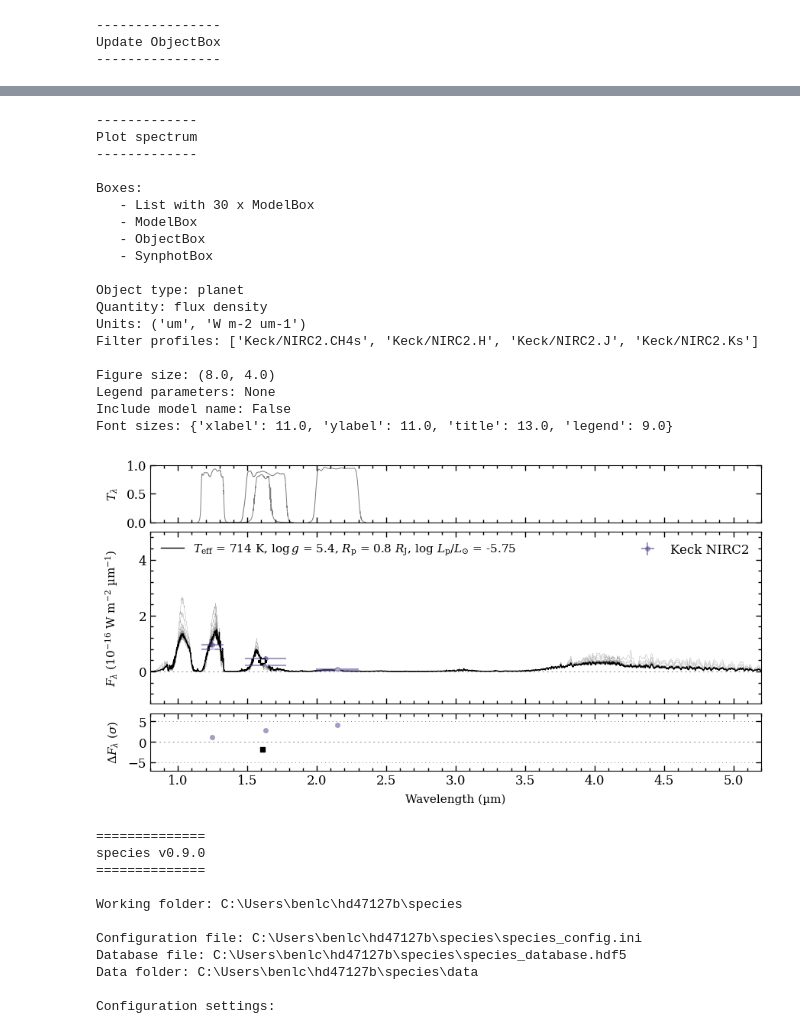
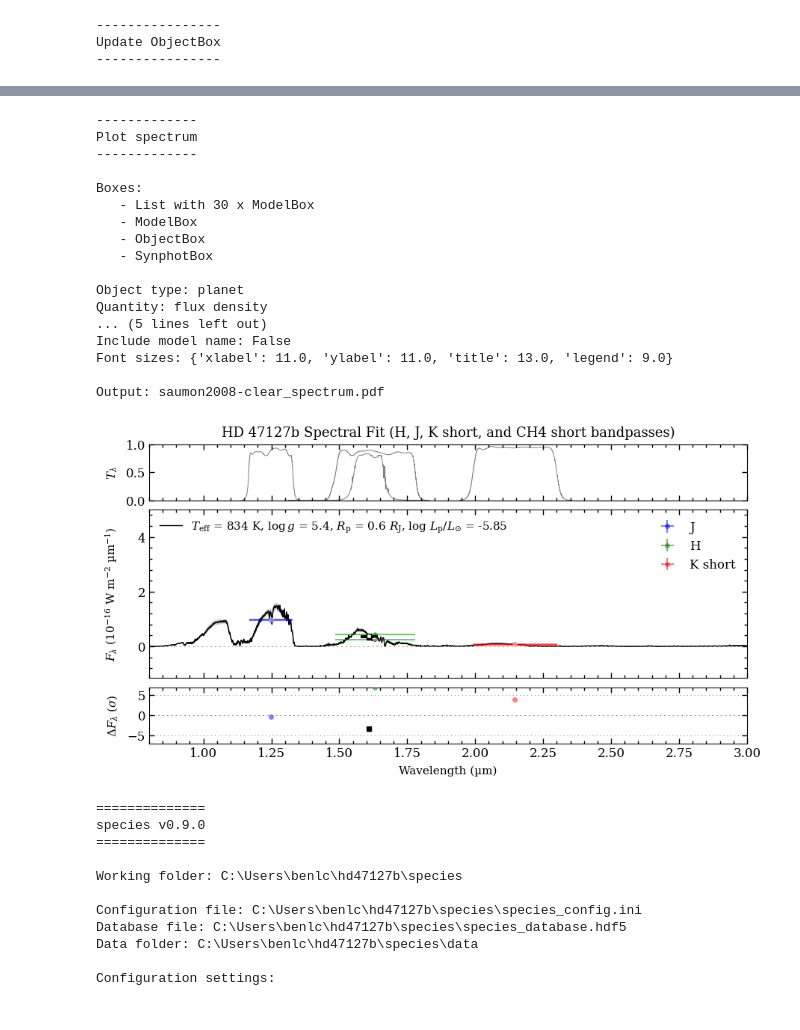
Before and after one commit to benlchang/HD47127-b-ADI, a Jupyter notebook: species.ipynb, the cells around one changed output, grey strips where cells are left out. Drawn from its saved outputs; the diff is of its cells as text; code cells hidden in the pictures.

```diff
--- a/species.ipynb
+++ b/species.ipynb
@@ -104,5 +103,13 @@ KeyError: "Unable to synchronously open object (object 'NIRC2.CH4s' doesn't exis
+# %%
+# model_name='bt-settl'
+# model_name='sonora-bobcat'
+# model_name='exo-rem'
+# model_name='morley-2012'
+# model_name='ames-cond'
+# model_name='atmo-ceq'
+model_name='saumon2008-clear'
 # %%
-database.add_model(model='bt-settl', wavel_range=(.8, 6.))
+database.add_model(model=model_name, wavel_range=(.8, 3.))
 # %% [output]
 -------------------------
 Add grid of model spectra
@@ -264,6 +268,6 @@ Parameters:
    - parallax = 37.56
 # %%
-read_model = ReadModel(model='bt-settl', wavel_range=None)
+read_model = ReadModel(model=model_name, wavel_range=None)
 # %%
 modelbox = read_model.get_model(model_param=best, spec_res=1000.)
 # %%
@@ -310,7 +314,7 @@ chi2 = 29.30
 reduced chi2 = inf
 # %%
 synphot = multi_photometry(datatype='model',
-                           spectrum='bt-settl',
+                           spectrum=model_name,
                            filters=objectbox.filters,
                            parameters=best)
 # %% [output]
@@ -343,44 +347,43 @@ abs_mag = {'Keck/NIRC2.CH4s': (16.67354899236211, None), 'Keck/NIRC2.H': (17.198
 # %%
 fig = plot_spectrum(boxes=[samples, modelbox, objectbox, synphot],
                     filters=objectbox.filters,
                     residuals=residuals,
                     plot_kwargs=[{'ls': '-', 'lw': 0.2, 'color': 'gray'},
                                  {'ls': '-', 'lw': 1., 'color': 'black'},
-                                 {'Keck/NIRC2.H': {'marker': 'o', 'ms': 5., 'mew': 0., 'color': 'darkslateblue', 'ls': 'none', 'alpha': 0.5, 'label': 'Keck NIRC2'},
-                                  'Keck/NIRC2.J': {'marker': 'o', 'ms': 5., 'mew': 0., 'color': 'darkslateblue', 'ls': 'none', 'alpha': 0.5},
-                                  'Keck/NIRC2.Ks': {'marker': 'o', 'ms': 5., 'mew': 0., 'color': 'darkslateblue', 'ls': 'none', 'alpha': 0.5}},
+                                 {'Keck/NIRC2.H': {'marker': 'o', 'ms': 5., 'mew': 0., 'color': 'green', 'ls': 'none', 'alpha': 0.5, 'label': 'H'},
+                                  'Keck/NIRC2.J': {'marker': 'o', 'ms': 5., 'mew': 0., 'color': 'blue', 'ls': 'none', 'alpha': 0.5, 'label': 'J'},
+                                  'Keck/NIRC2.Ks': {'marker': 'o', 'ms': 5., 'mew': 0., 'color': 'red', 'ls': 'none', 'alpha': 0.5, 'label': 'K short'}},
                                  None],
-                    xlim=(0.8, 5.2),
+                    xlim=(0.8, 3.0),
                     ylim=(-1.15e-16, .5e-15),
                     ylim_res=(-7., 7.),
                     scale=('linear', 'linear'),
                     offset=(-0.4, -0.05),
                     legend=[{'loc': 'upper left', 'frameon': False, 'fontsize': 11.},
                             {'loc': 'upper right', 'frameon': False, 'fontsize': 12.}],
                     figsize=(8., 4.),
                     quantity='flux density',
-                    output=None)
+                    title='HD 47127b Spectral Fit (H, J, K short, and CH4 short bandpasses)',
+                    output=model_name+'_spectrum.pdf')
 # %% [output]
 -------------
 Plot spectrum
 -------------
 
 Boxes:
    - List with 30 x ModelBox
    - ModelBox
    - ObjectBox
    - SynphotBox
 
 Object type: planet
 Quantity: flux density
-Units: ('um', 'W m-2 um-1')
-Filter profiles: ['Keck/NIRC2.CH4s', 'Keck/NIRC2.H', 'Keck/NIRC2.J', 'Keck/NIRC2.Ks']
-
-Figure size: (8.0, 4.0)
-Legend parameters: None
+... (5 lines left out)
 Include model name: False
 Font sizes: {'xlabel': 11.0, 'ylabel': 11.0, 'title': 13.0, 'legend': 9.0}
+
+Output: saumon2008-clear_spectrum.pdf
-[figure, old version]
+[figure, new version]
 # %%
 ####    EVOLUTIONARY MODELS    ####
 # %%
```
Also changed, not shown: parts of 21 cells of this notebook.
